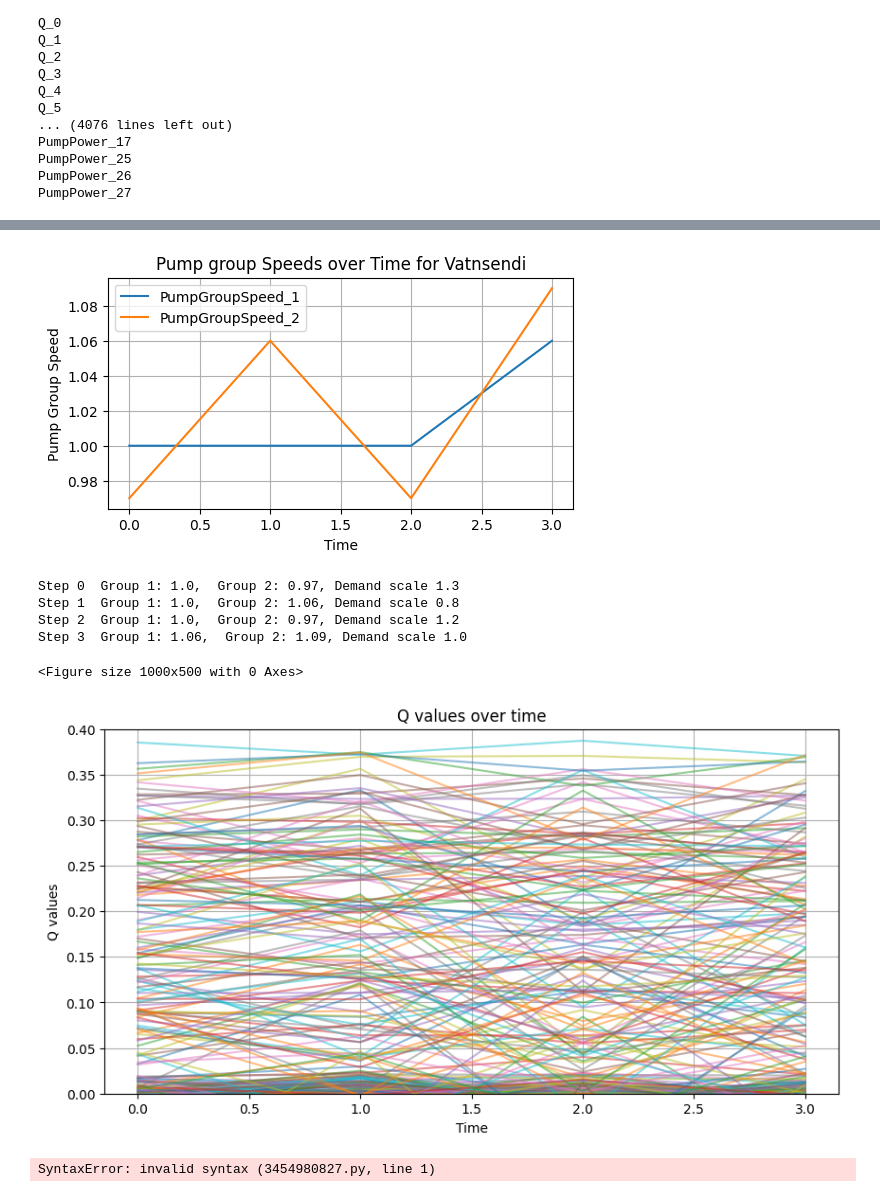
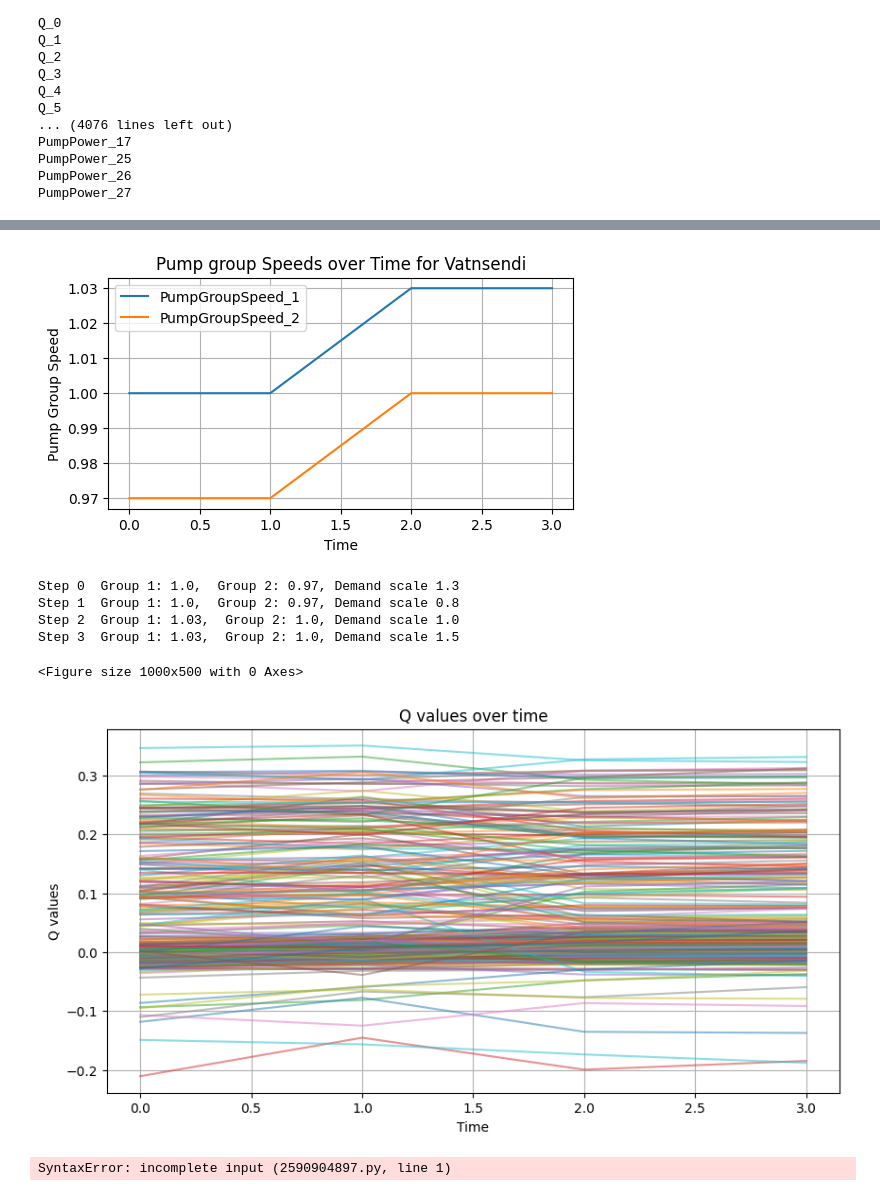
Before and after one commit to frodibrooks/OptimisedHeating, a Jupyter notebook: validation/plot_validation.ipynb, the cells around one changed output, grey strips where cells are left out. Cells and saved outputs as stored; diff of their text form; code cells hidden in the pictures.

```diff
--- a/validation/plot_validation.ipynb
+++ b/validation/plot_validation.ipynb
@@ -2,7 +2,7 @@
 import pandas as pd
 import matplotlib.pyplot as plt
 # %%
-csv_path = "/Users/frodibrooks/Desktop/DTU/Thesis/OptimisedHeating/validation/validation_full_log_agent21.csv"
+csv_path = "/Users/frodibrooks/Desktop/DTU/Thesis/OptimisedHeating/validation/validation_full_log_agent22.csv"
 agent_results_df = pd.read_csv(csv_path)
 # %%
 # Set 'Step' as the index
@@ -183,40 +183,40 @@ plt.legend()
 # Show the plot
 plt.show()
 # %% [output]
-[figure, old version]
+[figure, new version]
 # %%
 plt.figure(figsize=(10, 5))
 for i in range(len(agent_results_df)):
     print(f"Step {i}  Group 1: {agent_results_df['PumpGroupSpeed_1'][i]},  Group 2: {agent_results_df['PumpGroupSpeed_2'][i]}, Demand scale {agent_results_df['DemandScale'][i]}")
 # %% [output]
 Step 0  Group 1: 1.0,  Group 2: 0.97, Demand scale 1.3
-Step 1  Group 1: 1.0,  Group 2: 1.06, Demand scale 0.8
-Step 2  Group 1: 1.0,  Group 2: 0.97, Demand scale 1.2
-Step 3  Group 1: 1.06,  Group 2: 1.09, Demand scale 1.0
+Step 1  Group 1: 1.0,  Group 2: 0.97, Demand scale 0.8
+Step 2  Group 1: 1.03,  Group 2: 1.0, Demand scale 1.0
+Step 3  Group 1: 1.03,  Group 2: 1.0, Demand scale 1.5
 <Figure size 1000x500 with 0 Axes>
 # %%
 import matplotlib.pyplot as plt
 
 plt.figure(figsize=(10, 5))
 
 # Loop through all Q-value columns
 for i in range(360):
     plt.plot(agent_results_df.index, agent_results_df[f'Q_{i}'], label=f'Q_{i}', alpha=0.5)
 
 # Add labels and title
 plt.xlabel("Time")
 plt.ylabel("Q values")
 plt.title("Q values over time")
 plt.grid(True)
-plt.ylim(0, 0.4)
+
 
 
 
 # Show the plot
 plt.show()
 # %% [output]
-[figure, old version]
+[figure, new version]
 # %%
-agent_results_df["Re"][]
+agent_results_df["Re"][
 # %% [output]
-SyntaxError: invalid syntax (3454980827.py, line 1)
+SyntaxError: incomplete input (2590904897.py, line 1)
```
Also changed, not shown: parts of 6 cells of this notebook, 10 other files.
